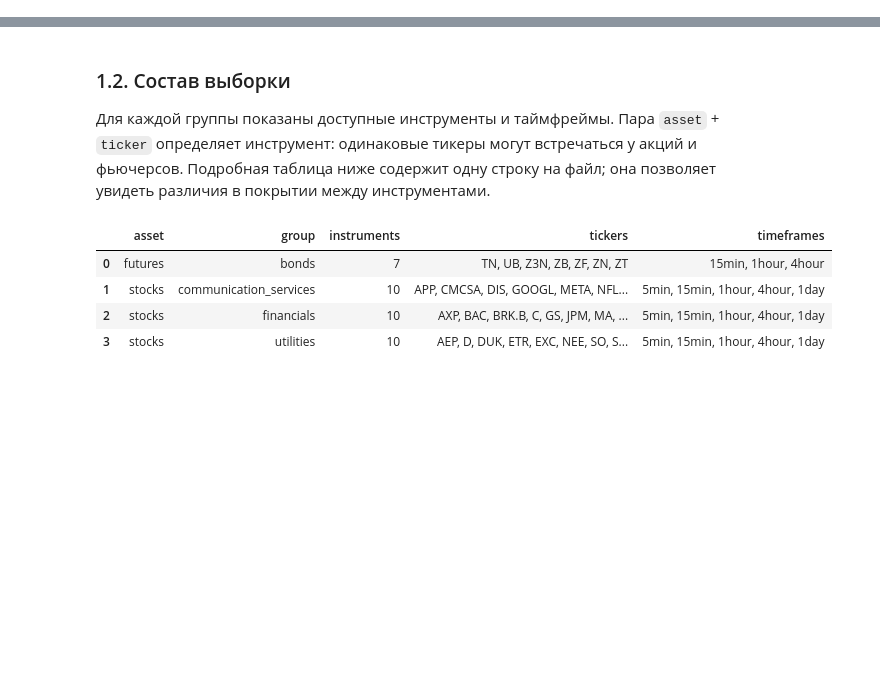
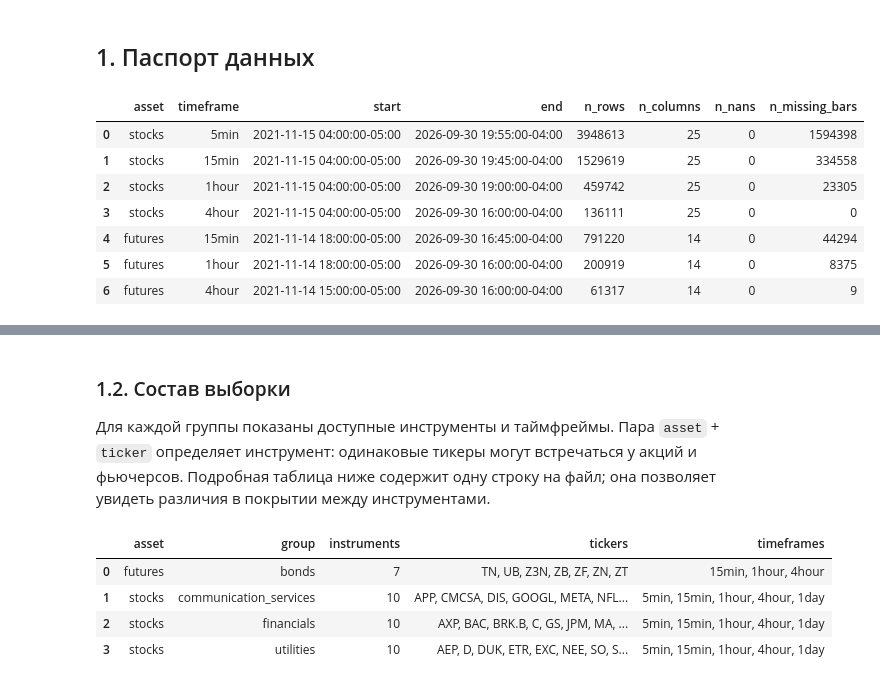
Before and after one commit to enkiradg-netizen/113-team_Securities-market-prediction, a Jupyter notebook: notebooks/eda/alexxx_tyurin_eda.ipynb, the cells around one changed output, grey strips where cells are left out. Saved outputs shown, nothing was run; the diff lists cells and outputs as text; code cells hidden in the pictures; blank space fills up the shorter version.

```diff
--- a/notebooks/eda/alexxx_tyurin_eda.ipynb
+++ b/notebooks/eda/alexxx_tyurin_eda.ipynb
@@ -89,0 +14,2 @@ file_passport
+# %% [markdown]
+## 1. Паспорт данных
@@ -89,0 +86,35 @@ file_passport
+# %%
+ls_passport_data = []
+
+for df in [
+    stocks_5_min, stocks_15_min, stocks_1_hour, stocks_4_hour,
+    futures_15_min, futures_1_hour, futures_4_hour
+]:
+    asset_type = df.attrs['asset_type']
+    timeframe = df.attrs['timeframe']
+
+    n_rows, n_columns = df.shape
+    start = df['ny_time'].min()
+    end = df['ny_time'].max()
+
+    n_nans = df.isna().sum().sum()
+    n_missing_bars = count_missing_bars(df)['missing'].sum()
+
+    ls_passport_data.append(
+        {
+            "asset": asset_type, "timeframe": timeframe, "start": start, "end": end,
+            "n_rows": n_rows, "n_columns": n_columns, "n_nans": n_nans, "n_missing_bars": n_missing_bars}
+    )
+
+
+df_passport = pd.DataFrame(ls_passport_data)
+df_passport
+# %% [output]
+|  | asset | timeframe | start | end | n_rows | n_columns | n_nans | n_missing_bars |
+| 0 | stocks | 5min | 2021-11-15 04:00:00-05:00 | 2026-09-30 19:55:00-04:00 | 3948613 | 25 | 0 | 1594398 |
+| 1 | stocks | 15min | 2021-11-15 04:00:00-05:00 | 2026-09-30 19:45:00-04:00 | 1529619 | 25 | 0 | 334558 |
+| 2 | stocks | 1hour | 2021-11-15 04:00:00-05:00 | 2026-09-30 19:00:00-04:00 | 459742 | 25 | 0 | 23305 |
+| 3 | stocks | 4hour | 2021-11-15 04:00:00-05:00 | 2026-09-30 16:00:00-04:00 | 136111 | 25 | 0 | 0 |
+| 4 | futures | 15min | 2021-11-14 18:00:00-05:00 | 2026-09-30 16:45:00-04:00 | 791220 | 14 | 0 | 44294 |
+| 5 | futures | 1hour | 2021-11-14 18:00:00-05:00 | 2026-09-30 16:00:00-04:00 | 200919 | 14 | 0 | 8375 |
+| 6 | futures | 4hour | 2021-11-14 15:00:00-05:00 | 2026-09-30 16:00:00-04:00 | 61317 | 14 | 0 | 9 |
```
Also changed, not shown: parts of 28 cells of this notebook, 2 other files.
